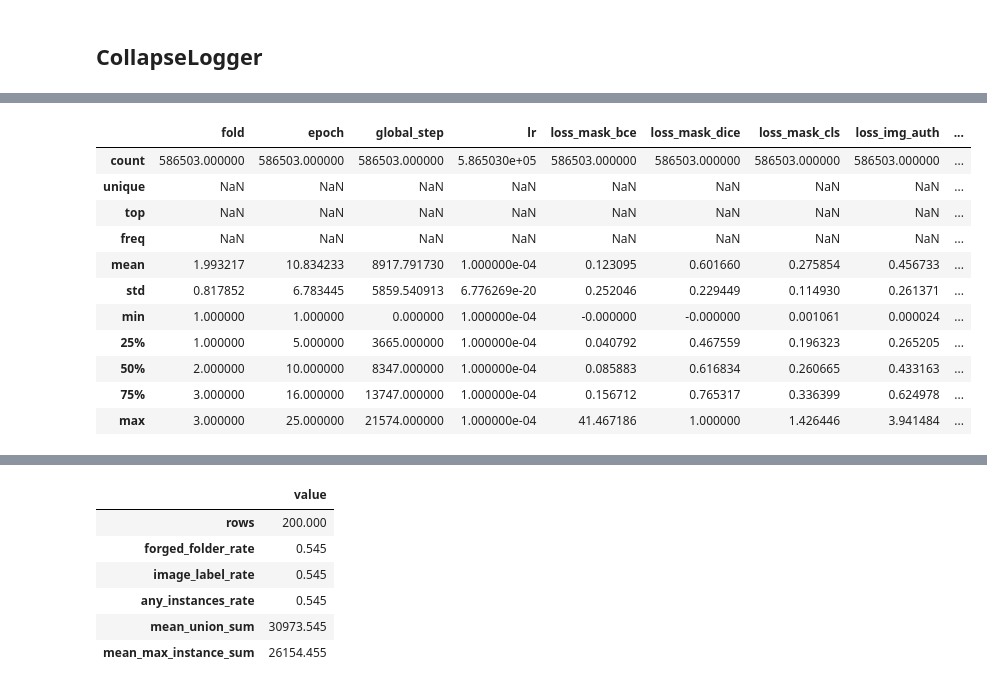
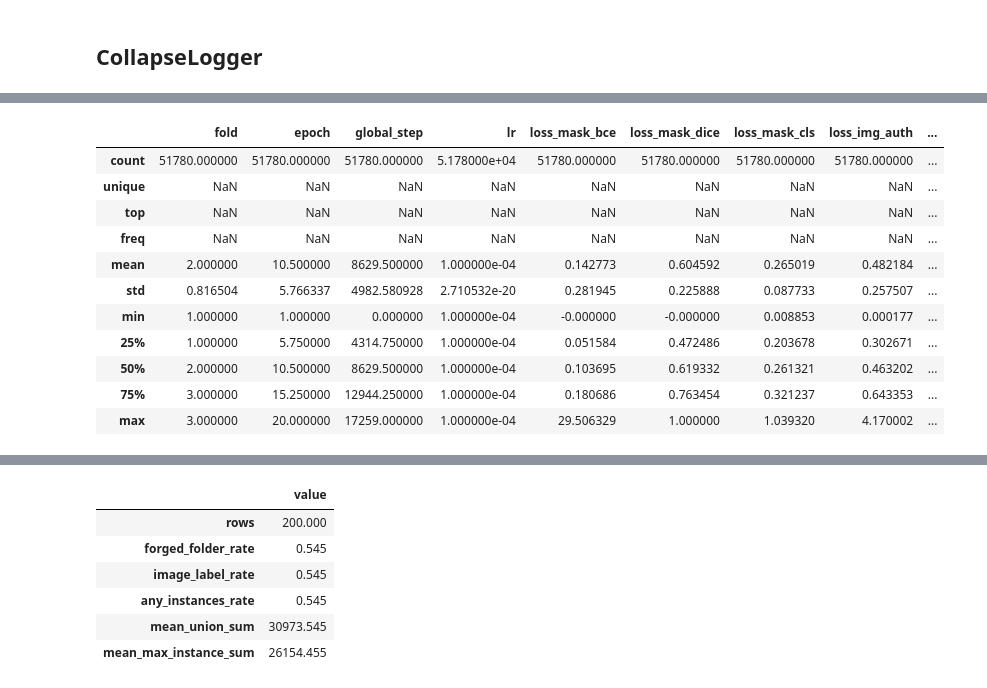
Before and after one commit to piiop/RecodAI_LUC, a Jupyter notebook: notebooks/cv_analysis.ipynb, the cells around one changed output, grey strips where cells are left out. Drawn from its saved outputs; the diff is of its cells as text; code cells hidden in the pictures.

```diff
--- a/notebooks/cv_analysis.ipynb
+++ b/notebooks/cv_analysis.ipynb
@@ -99,7 +99,7 @@ def load_run(names):
     raise FileNotFoundError(f"Not found under OOF_ROOT: {name}")
 
 # Use load_run(name | [names]) to load one or more CV runs or loose files from experiments/oof_results/
-runs = load_run(["anti_collapse_wcls2_strong_auth_penalty"])  # or: load_run("mini_smoke"), load_run("oof_predictions.csv")
+runs = load_run(["sharp_auth_penalty_temp0p05_thr0p6_w2"])  # or: load_run("mini_smoke"), load_run("oof_predictions.csv")
 
 print("Loaded:")
 if isinstance(runs, dict) and "name" not in runs:
@@ -168,7 +168,7 @@ anti_collapse_wcls2_strong_auth_penalty
 ## CollapseLogger
 # %%
 # ---- Use an already-loaded run from `runs` ----
-run = runs["anti_collapse_wcls2_strong_auth_penalty"]  # must exist in `runs`
+run = runs["sharp_auth_penalty_temp0p05_thr0p6_w2"]  # must exist in `runs`
 
 OOF_RUN_DIR = Path(run["path"])
 oof_metrics = run["metrics"] or {}
@@ -368,36 +360,38 @@ fold3 tables:
 # %%
 # TODO: Doublecheck this works with new organization
 # Convenience: key summaries across ALL loaded debug tables
 
 def concat_tables(name_contains: str):
     dfs = []
-    for (fold, fname), df in collapse_tables.items():
+    for (fold_key, fname), df in collapse_tables.items():
         if name_contains.lower() in fname.lower():
             d = df.copy()
-            d["fold"] = fold
+            m = re.search(r"(\d+)", str(fold_key))
+            d["fold"] = int(m.group(1)) if m else fold_key  # cv_oof_summary stays as string
             d["_source"] = fname
             dfs.append(d)
     return pd.concat(dfs, ignore_index=True) if dfs else pd.DataFrame()
+
 
 step_losses = concat_tables("step")
 epoch_summary = concat_tables("epoch")
 debug_events = concat_tables("debug")
 
 if len(step_losses):
     display(step_losses.describe(include="all"))
 # %% [output]
 |  | fold | epoch | global_step | lr | loss_mask_bce | loss_mask_dice | loss_mask_cls | loss_img_auth | ... |
-| count | 586503.000000 | 586503.000000 | 586503.000000 | 5.865030e+05 | 586503.000000 | 586503.000000 | 586503.000000 | 586503.000000 | ... |
+| count | 51780.000000 | 51780.000000 | 51780.000000 | 5.178000e+04 | 51780.000000 | 51780.000000 | 51780.000000 | 51780.000000 | ... |
 | unique | NaN | NaN | NaN | NaN | NaN | NaN | NaN | NaN | ... |
 | top | NaN | NaN | NaN | NaN | NaN | NaN | NaN | NaN | ... |
 | freq | NaN | NaN | NaN | NaN | NaN | NaN | NaN | NaN | ... |
-| mean | 1.993217 | 10.834233 | 8917.791730 | 1.000000e-04 | 0.123095 | 0.601660 | 0.275854 | 0.456733 | ... |
-| std | 0.817852 | 6.783445 | 5859.540913 | 6.776269e-20 | 0.252046 | 0.229449 | 0.114930 | 0.261371 | ... |
-| min | 1.000000 | 1.000000 | 0.000000 | 1.000000e-04 | -0.000000 | -0.000000 | 0.001061 | 0.000024 | ... |
-| 25% | 1.000000 | 5.000000 | 3665.000000 | 1.000000e-04 | 0.040792 | 0.467559 | 0.196323 | 0.265205 | ... |
-| 50% | 2.000000 | 10.000000 | 8347.000000 | 1.000000e-04 | 0.085883 | 0.616834 | 0.260665 | 0.433163 | ... |
-| 75% | 3.000000 | 16.000000 | 13747.000000 | 1.000000e-04 | 0.156712 | 0.765317 | 0.336399 | 0.624978 | ... |
-| max | 3.000000 | 25.000000 | 21574.000000 | 1.000000e-04 | 41.467186 | 1.000000 | 1.426446 | 3.941484 | ... |
+| mean | 2.000000 | 10.500000 | 8629.500000 | 1.000000e-04 | 0.142773 | 0.604592 | 0.265019 | 0.482184 | ... |
+| std | 0.816504 | 5.766337 | 4982.580928 | 2.710532e-20 | 0.281945 | 0.225888 | 0.087733 | 0.257507 | ... |
+| min | 1.000000 | 1.000000 | 0.000000 | 1.000000e-04 | -0.000000 | -0.000000 | 0.008853 | 0.000177 | ... |
+| 25% | 1.000000 | 5.750000 | 4314.750000 | 1.000000e-04 | 0.051584 | 0.472486 | 0.203678 | 0.302671 | ... |
+| 50% | 2.000000 | 10.500000 | 8629.500000 | 1.000000e-04 | 0.103695 | 0.619332 | 0.261321 | 0.463202 | ... |
+| 75% | 3.000000 | 15.250000 | 12944.250000 | 1.000000e-04 | 0.180686 | 0.763454 | 0.321237 | 0.643353 | ... |
+| max | 3.000000 | 20.000000 | 17259.000000 | 1.000000e-04 | 29.506329 | 1.000000 | 1.039320 | 4.170002 | ... |
 # %%
 # --- Useful, compact diagnostics for epoch_summary ---
 
```
Also changed, not shown: parts of 10 cells of this notebook.
